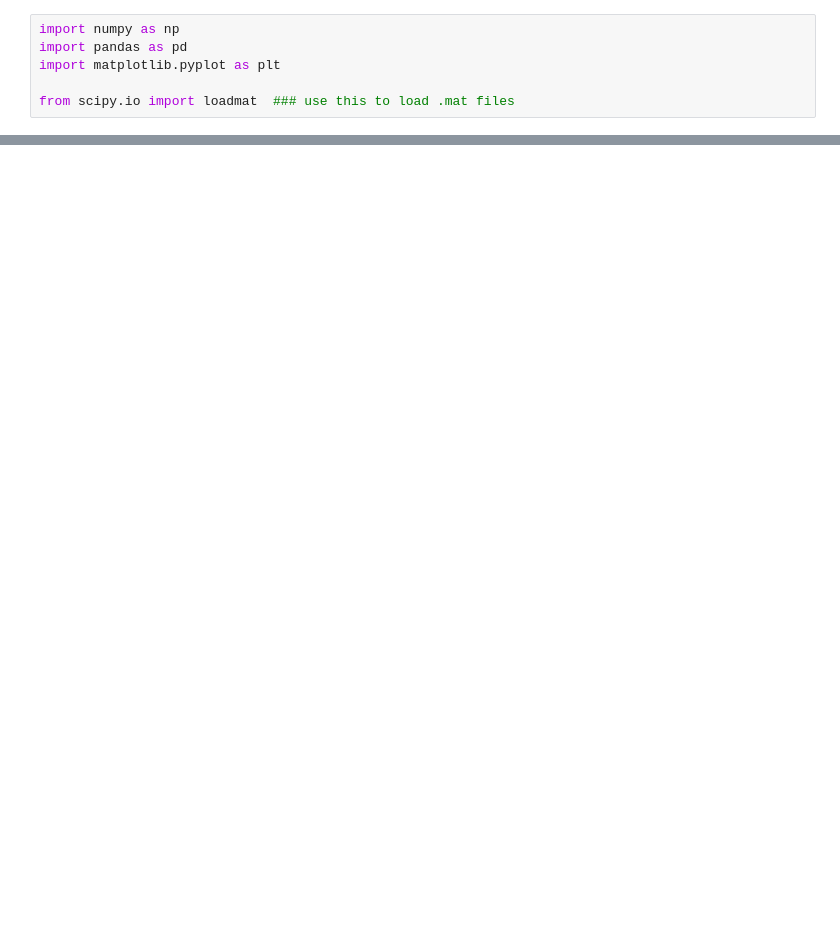
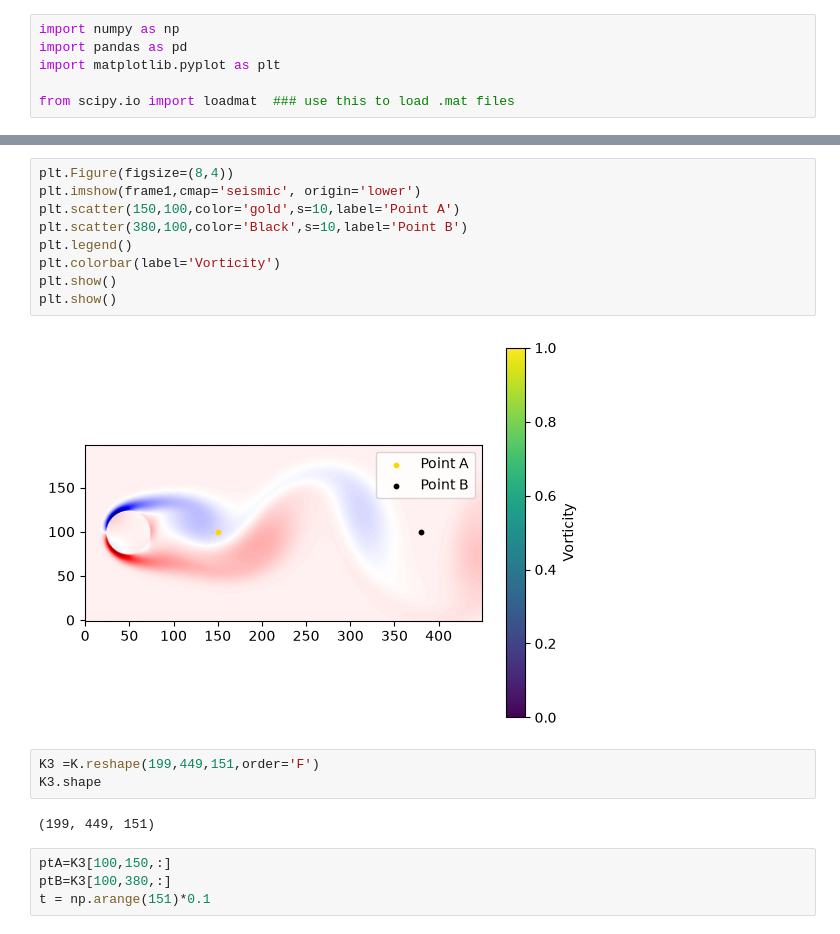
Before and after one commit to am25m005-design/computational-datadriven-self, a Jupyter notebook: svdVOTi.ipynb, the cells around one changed output, grey strips where cells are left out. Drawn from its saved outputs; the diff is of its cells as text; blank space fills up the shorter version.

```diff
--- a/svdVOTi.ipynb
+++ b/svdVOTi.ipynb
@@ -32,0 +42,20 @@ frame1.shape
+# %%
+plt.Figure(figsize=(8,4))
+plt.imshow(frame1,cmap='seismic', origin='lower')
+plt.scatter(150,100,color='gold',s=10,label='Point A')
+plt.scatter(380,100,color='Black',s=10,label='Point B')
+plt.legend()
+plt.colorbar(label='Vorticity')
+plt.show()
+plt.show()
+# %% [output]
+[figure, added]
+# %%
+K3 =K.reshape(199,449,151,order='F')
+K3.shape
+# %% [output]
+(199, 449, 151)
+# %%
+ptA=K3[100,150,:]
+ptB=K3[100,380,:]
+t = np.arange(151)*0.1
```
Also changed, not shown: parts of 9 cells of this notebook.
